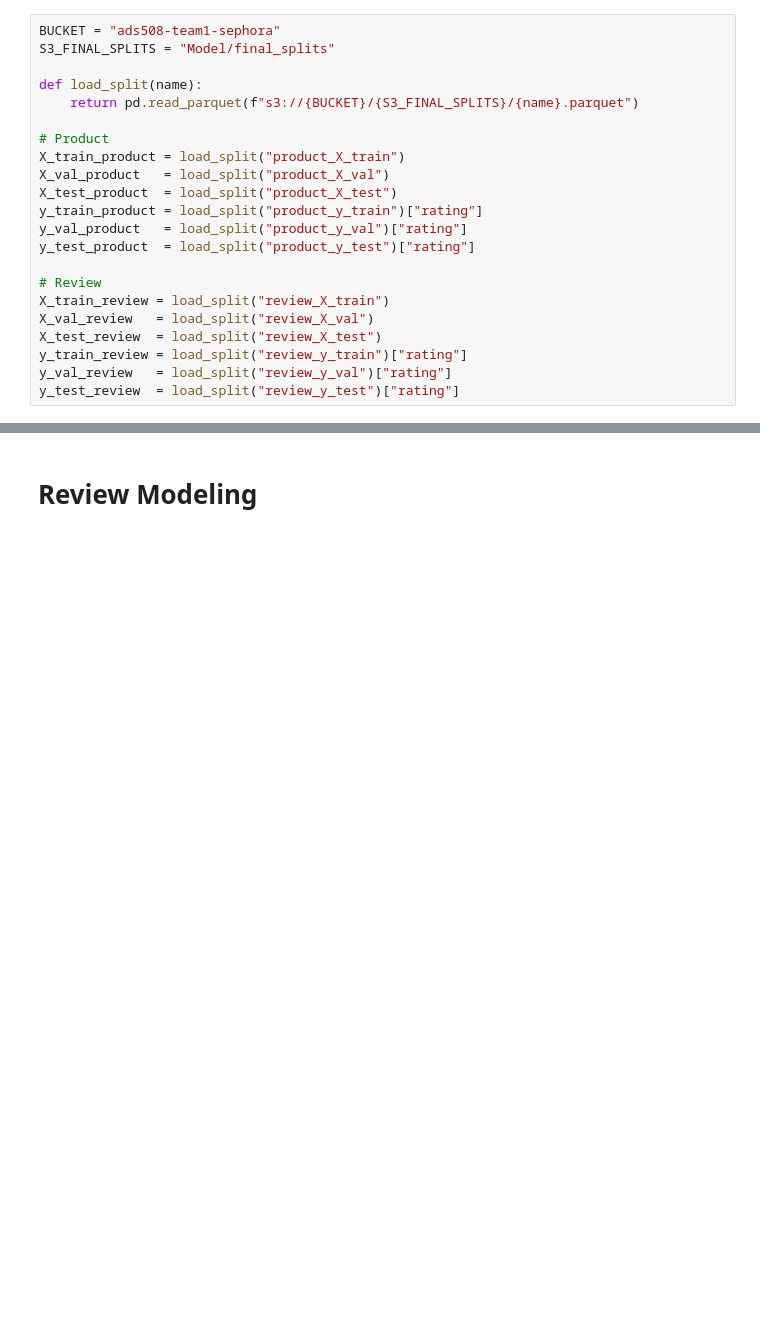
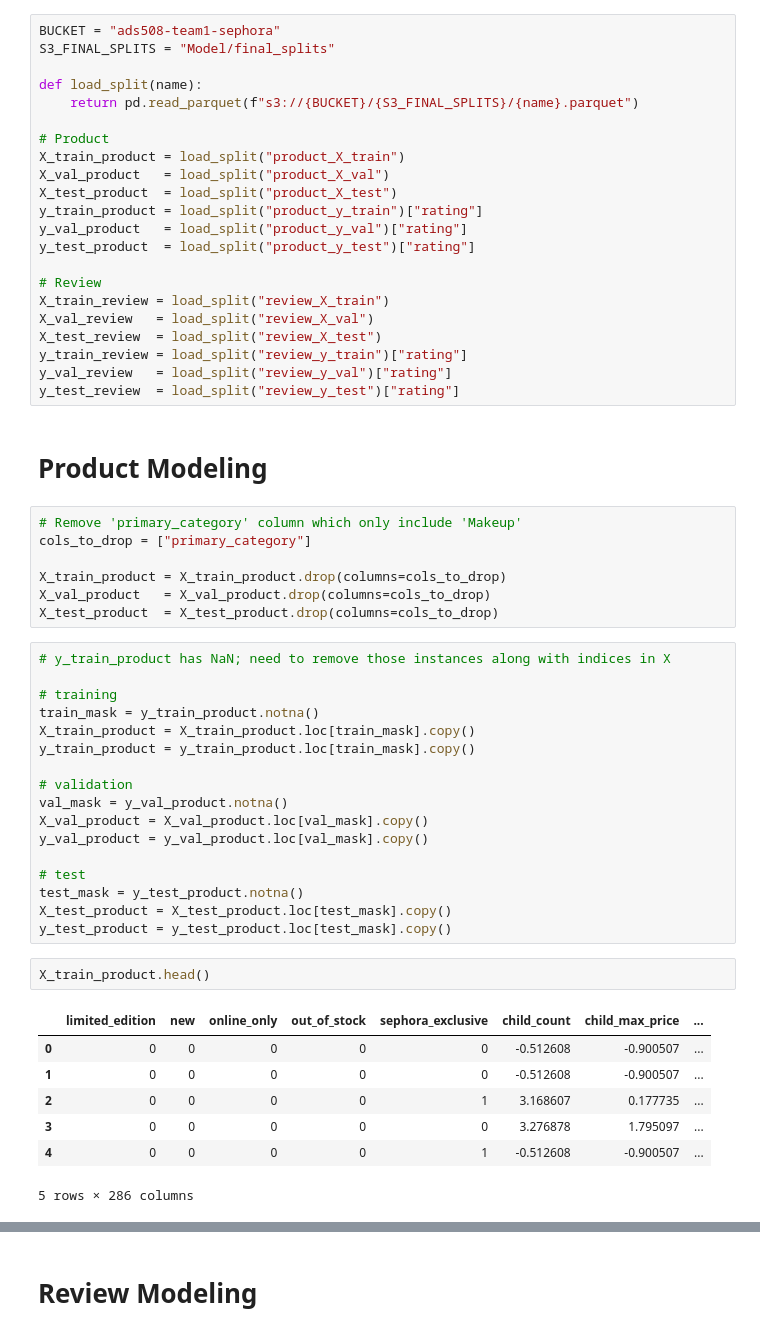
Before and after one commit to xuany823/ads508-FinalProject-Team1, a Jupyter notebook: 05_modeling.ipynb, the cells around one changed output, grey strips where cells are left out. Drawn from its saved outputs; the diff is of its cells as text; blank space fills up the shorter version.

Commit message:
added some product models

```diff
--- a/05_modeling.ipynb
+++ b/05_modeling.ipynb
@@ -30,3 +35,39 @@ X_test_review  = load_split("review_X_test")
 y_train_review = load_split("review_y_train")["rating"]
 y_val_review   = load_split("review_y_val")["rating"]
 y_test_review  = load_split("review_y_test")["rating"]
+# %% [markdown]
+# Product Modeling
+# %%
+# Remove 'primary_category' column which only include 'Makeup'
+cols_to_drop = ["primary_category"]
+
+X_train_product = X_train_product.drop(columns=cols_to_drop)
+X_val_product   = X_val_product.drop(columns=cols_to_drop)
+X_test_product  = X_test_product.drop(columns=cols_to_drop)
+# %%
+# y_train_product has NaN; need to remove those instances along with indices in X
+
+# training
+train_mask = y_train_product.notna()
+X_train_product = X_train_product.loc[train_mask].copy()
+y_train_product = y_train_product.loc[train_mask].copy()
+
+# validation
+val_mask = y_val_product.notna()
+X_val_product = X_val_product.loc[val_mask].copy()
+y_val_product = y_val_product.loc[val_mask].copy()
+
+# test
+test_mask = y_test_product.notna()
+X_test_product = X_test_product.loc[test_mask].copy()
+y_test_product = y_test_product.loc[test_mask].copy()
+# %%
+X_train_product.head()
+# %% [output]
+|  | limited_edition | new | online_only | out_of_stock | sephora_exclusive | child_count | child_max_price | ... |
+| 0 | 0 | 0 | 0 | 0 | 0 | -0.512608 | -0.900507 | ... |
+| 1 | 0 | 0 | 0 | 0 | 0 | -0.512608 | -0.900507 | ... |
+| 2 | 0 | 0 | 0 | 0 | 1 | 3.168607 | 0.177735 | ... |
+| 3 | 0 | 0 | 0 | 0 | 0 | 3.276878 | 1.795097 | ... |
+| 4 | 0 | 0 | 0 | 0 | 1 | -0.512608 | -0.900507 | ... |
+5 rows × 286 columns
```
Also changed, not shown: parts of 11 cells of this notebook.
